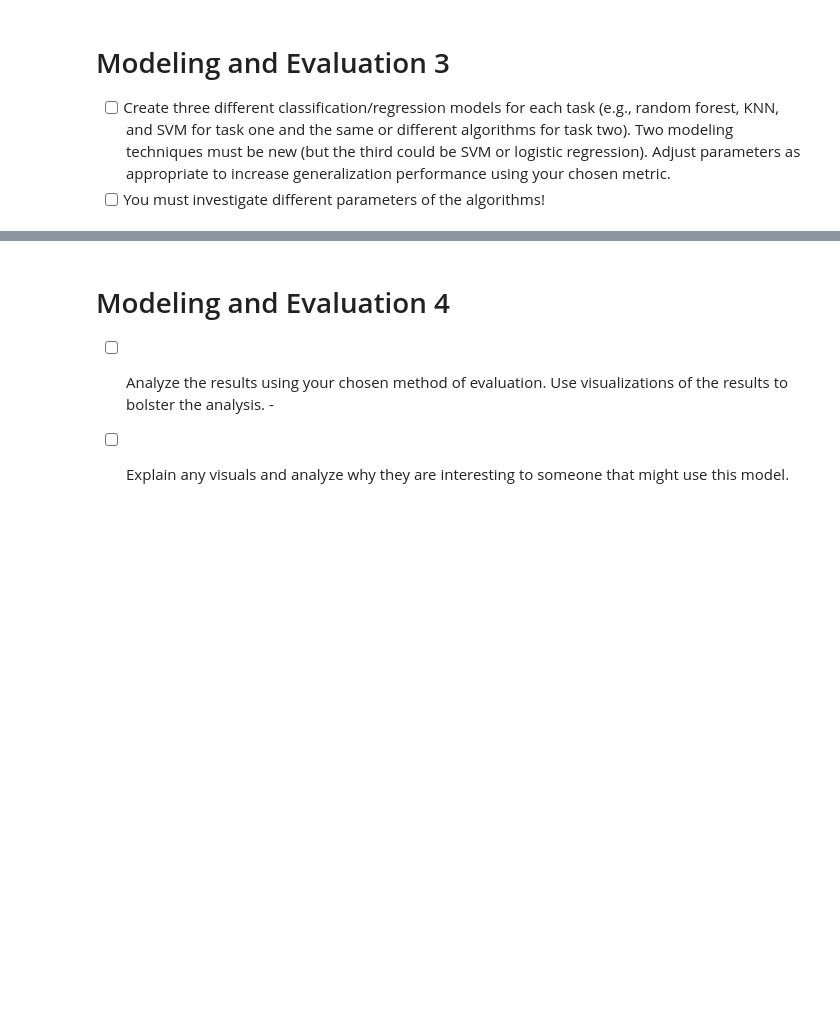
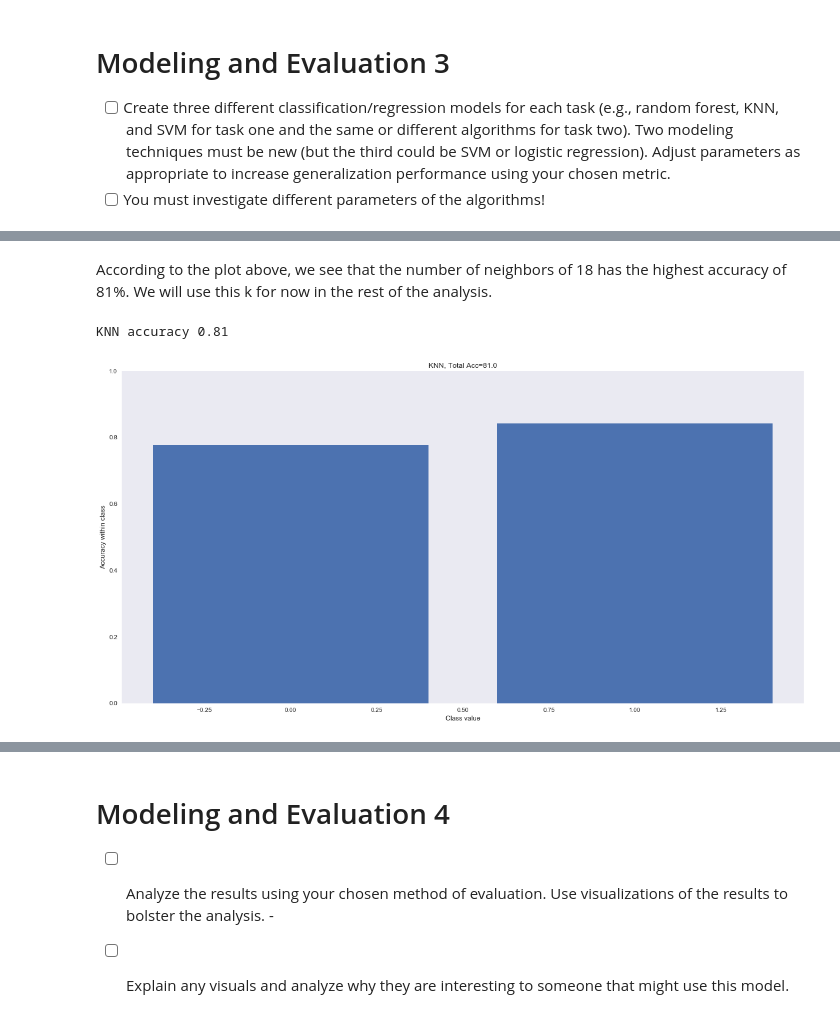
Before and after one commit to JLMarin64/CostaRicanPovertyPred, a Jupyter notebook: Lab 2/Lab 2-Scaling_and_PCA.ipynb, the cells around one changed output, grey strips where cells are left out. Drawn from its saved outputs; the diff is of its cells as text; code cells hidden in the pictures; blank space fills up the shorter version.

```diff
--- a/Lab 2/Lab 2-Scaling_and_PCA.ipynb
+++ b/Lab 2/Lab 2-Scaling_and_PCA.ipynb
@@ -630,0 +711,21 @@ The evalutation metrics to be used to determine the performance of the model wil
+# %% [markdown]
+According to the plot above, we see that the number of neighbors of 18 has the highest accuracy of 81%.  We will use this k for now in the rest of the analysis.
+# %%
+
+KNN = KNeighborsClassifier(n_neighbors=18)
+yhat = np.zeros(y.shape) # we will fill this with predictions
+
+
+# now iterate through and get predictions, saved to the correct row in yhat
+# NOTE: you can parallelize this using the cross_val_predict method
+for train, test in cv.split(X,y):
+    KNN.fit(X[train],y[train])
+    yhat[test] = KNN.predict(X[test])
+
+total_accuracy = mt.accuracy_score(y, yhat)
+print ('KNN accuracy', total_accuracy)
+
+plot_class_acc(y,yhat,title="KNN")
+# %% [output]
+KNN accuracy 0.81
+[figure, added]
```
Also changed, not shown: parts of 12 cells of this notebook.
